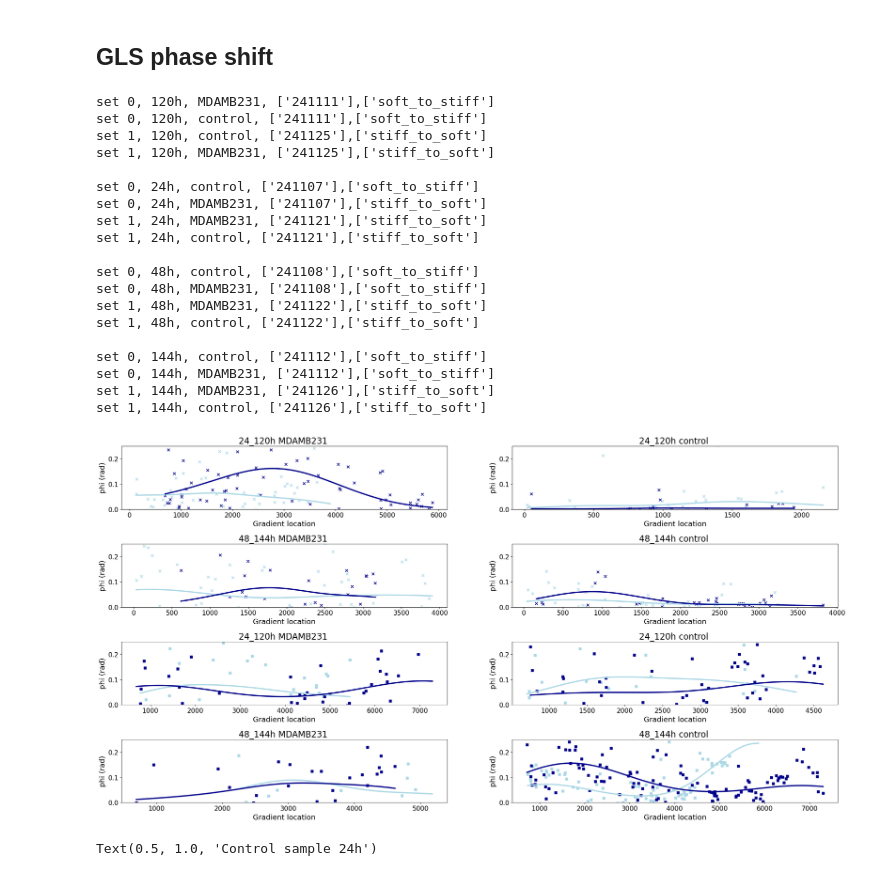
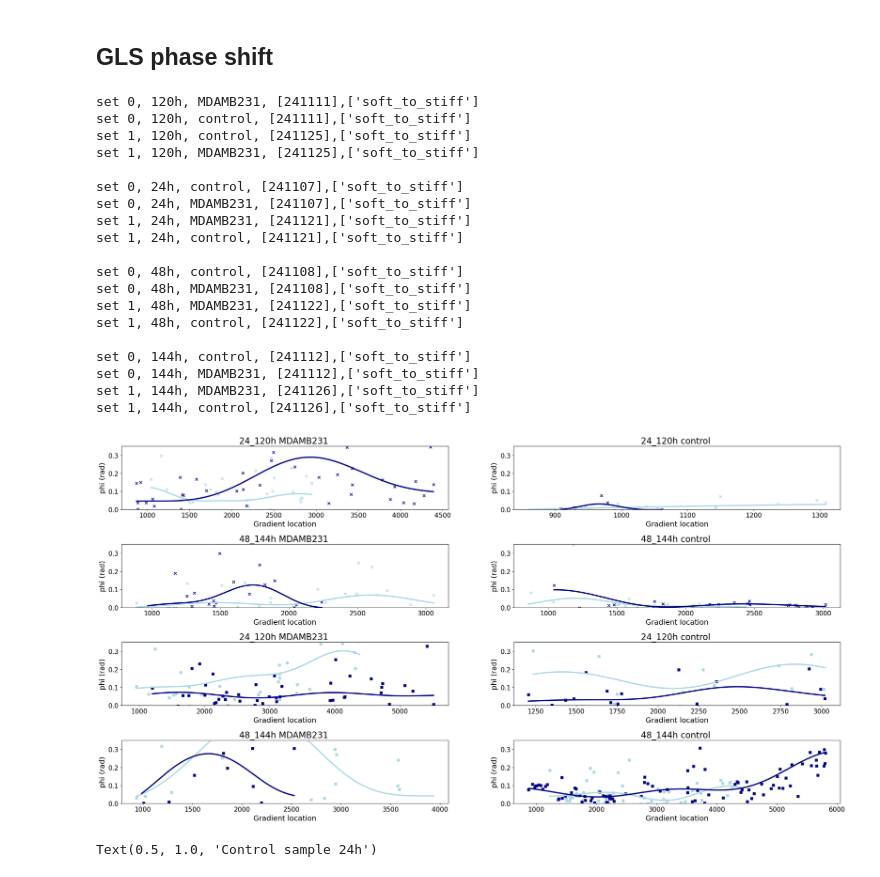
Before and after one commit to LindaSrbova/Statistics_Gelatin_Mechanics, a Jupyter notebook: Gradient_analysis.ipynb, the cells around one changed output. Saved outputs shown, nothing was run; the diff lists cells and outputs as text; code cells hidden in the pictures.

```diff
--- a/Gradient_analysis.ipynb
+++ b/Gradient_analysis.ipynb
@@ -49,7 +52,7 @@ for i in paths:
     data['incubation_set'] = parts[1]
     data['incubation'] = parts[2]
     data['experiment'] = parts[3].split('_')[0]
-#    data['date'] = parts[3].split('_')[1]
+#   data['date'] = parts[3].split('_')[1]
     data['sample'] = parts[4].split('_')[-1]
 
     max_location = data['location'].unique().max()
@@ -76,3 +79,9 @@ for i in paths:
 
 
 df = pd.concat(df_list, ignore_index=True)
+df['gradient_direction'] = np.where(
+    ((df['sample'] == "MDAMB231") & (df['day'] == "241107")) |
+    (df['day'].isin(["241122","241125","241121","241126"])),
+    "stiff_to_soft",
+    "soft_to_stiff"
+)
@@ -78,0 +90,6 @@ df = pd.concat(df_list, ignore_index=True)
+# %%
+time = 180 #min
+speed = 0.5 # or 0.6µm/min
+pixel_size = 0.325 #µm
+distance = time*speed/pixel_size
+print(distance)
@@ -82,5 +139,5 @@ df.to_csv(saving_path+'/gradients.csv')
 # %%
 saving_path = 'C:/Users/srboval1/OneDrive - Aalto University/Collab/Ivaska_collab/data'
 download = pd.read_csv(saving_path +'/gradients.csv', index_col=None)
-print(download.columns)
-download['day'] = download['day'].astype(str)
+download_closeby = pd.read_csv(saving_path +'/gradients_closeby.csv', index_col=None)
+download_faraway = pd.read_csv(saving_path +'/gradients_faraway.csv', index_col=None)
@@ -112,7 +143,0 @@ Assigning direction of gradient at which it was measured (loc1-->locx)
-# %%
-download['gradient_direction'] = np.where(
-    ((download['sample'] == "MDAMB231") & (download['day'] == "241107")) |
-    (download['day'].isin(["241122","241125","241121","241126"])),
-    "stiff_to_soft",
-    "soft_to_stiff"
-)
@@ -462,54 +554,55 @@ for i,j in enumerate(download['incubation_set'].unique()):
 
             for m,o in enumerate(third['sample'].unique()):
                 column = 0 if o=='MDAMB231' else 1
                 fourth = third[third['sample']==o]
                 print(f"set {k}, {n}h, {o}, {str(fourth['day'].unique())},{fourth['gradient_direction'].unique()}")
                 date_value = str(fourth['day'].unique()[0])
                 ax = axs[row,column]
                 #GLS_g(dfffff,ax,color)
                 #print(dfffff)
 
                 if (fourth['gradient_direction'] == 'stiff_to_soft').all():
                     #ax.scatter(fourth['gradient'],fourth['G_abs'],s=35, c=color, marker = marker_type) #measured from soft to stiff
-                    # filtered_data = fourth[(fourth['gradient'] > 800) & (fourth['gradient'] < 1200)]['G_abs']
+                    filtered_data = fourth[(fourth['gradient'] > fourth['gradient'].min()+800) & (fourth['gradient'] < fourth['gradient'].max()-800)]
                     #fitting(ax,fourth['gradient'],fourth['G_abs'],color_type,marker_type)
-                    fitting_kernel(fourth['gradient'],fourth['phi_(rad)'],ax,color_type,marker_type)
+                    fitting_kernel(filtered_data['gradient'],filtered_data['phi_(rad)'],ax,color_type,marker_type,1)
 
                 else:
                     #fitting(ax,fourth['gradient_inverse'],fourth['G_abs'],color_type, marker_type)
-                    fitting_kernel(fourth['gradient_inverse'],fourth['phi_(rad)'],ax,color_type,marker_type)
+                    filtered_data = fourth[(fourth['gradient_inverse'] > fourth['gradient_inverse'].min()+800) & (fourth['gradient_inverse'] < fourth['gradient_inverse'].max()-800)]
+                    fitting_kernel(filtered_data['gradient_inverse'],filtered_data['phi_(rad)'],ax,color_type,marker_type,1)
 
                 ax.set_xlabel("Gradient location", fontsize= 17,labelpad=5)
                 ax.set_ylabel("phi (rad)", fontsize= 17, labelpad=5)
                 ax.set_title(f"{j}h {o} ", fontsize = 20)
                 ax.tick_params(axis='both', labelsize=15)
 
 
-                ax.set_ylim (0,0.25)
+                ax.set_ylim (0,0.35)
                 # ax.set_xlim (0,5000)
 
         print()
 # %% [output]
-set 0, 120h, MDAMB231, ['241111'],['soft_to_stiff']
-set 0, 120h, control, ['241111'],['soft_to_stiff']
-set 1, 120h, control, ['241125'],['stiff_to_soft']
-set 1, 120h, MDAMB231, ['241125'],['stiff_to_soft']
+set 0, 120h, MDAMB231, [241111],['soft_to_stiff']
+set 0, 120h, control, [241111],['soft_to_stiff']
+set 1, 120h, control, [241125],['soft_to_stiff']
+set 1, 120h, MDAMB231, [241125],['soft_to_stiff']
 
-set 0, 24h, control, ['241107'],['soft_to_stiff']
-set 0, 24h, MDAMB231, ['241107'],['stiff_to_soft']
-set 1, 24h, MDAMB231, ['241121'],['stiff_to_soft']
-set 1, 24h, control, ['241121'],['stiff_to_soft']
+set 0, 24h, control, [241107],['soft_to_stiff']
+set 0, 24h, MDAMB231, [241107],['soft_to_stiff']
+set 1, 24h, MDAMB231, [241121],['soft_to_stiff']
+set 1, 24h, control, [241121],['soft_to_stiff']
 
-set 0, 48h, control, ['241108'],['soft_to_stiff']
-set 0, 48h, MDAMB231, ['241108'],['soft_to_stiff']
-set 1, 48h, MDAMB231, ['241122'],['stiff_to_soft']
-set 1, 48h, control, ['241122'],['stiff_to_soft']
+set 0, 48h, control, [241108],['soft_to_stiff']
+set 0, 48h, MDAMB231, [241108],['soft_to_stiff']
+set 1, 48h, MDAMB231, [241122],['soft_to_stiff']
+set 1, 48h, control, [241122],['soft_to_stiff']
 
-set 0, 144h, control, ['241112'],['soft_to_stiff']
-set 0, 144h, MDAMB231, ['241112'],['soft_to_stiff']
-set 1, 144h, MDAMB231, ['241126'],['stiff_to_soft']
-set 1, 144h, control, ['241126'],['stiff_to_soft']
+set 0, 144h, control, [241112],['soft_to_stiff']
+set 0, 144h, MDAMB231, [241112],['soft_to_stiff']
+set 1, 144h, MDAMB231, [241126],['soft_to_stiff']
+set 1, 144h, control, [241126],['soft_to_stiff']
-[figure, old version]
+[figure, new version]
 # %%
 max = control['gradient'].max()
 control['x_con'] = max -control['gradient']
```
Also changed, not shown: parts of 21 cells of this notebook, 1 other file.
